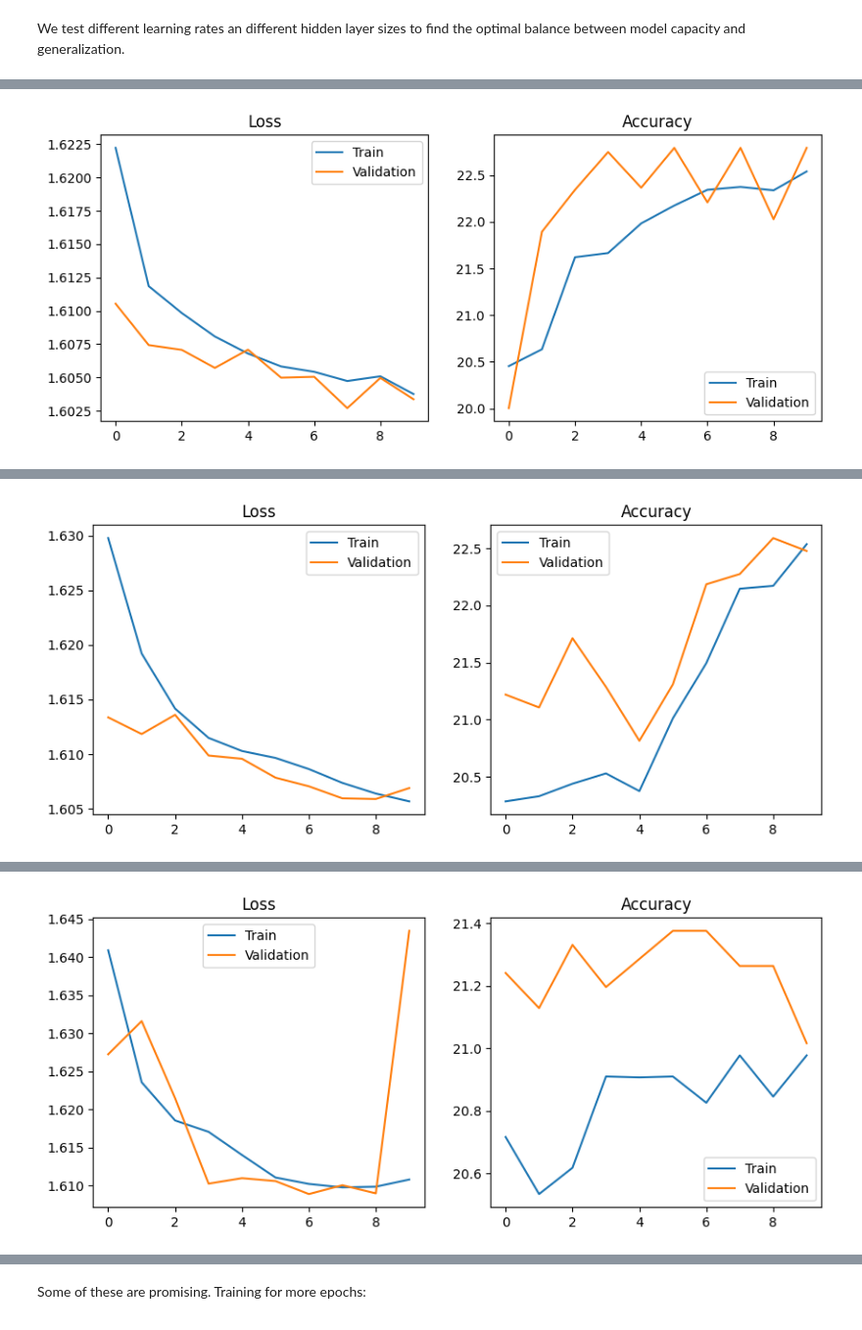
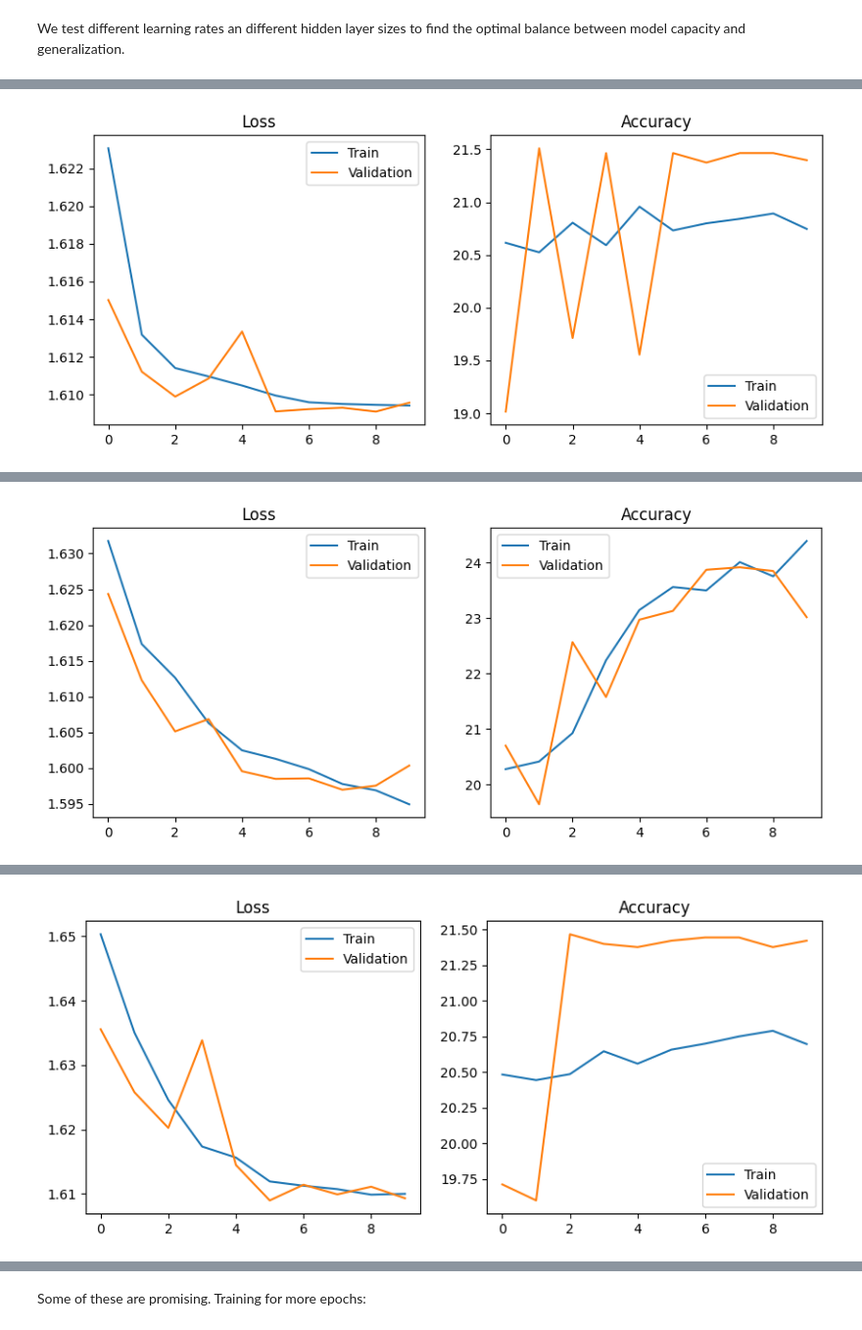
Before and after one commit to pengkev/mtg-deck-evaluator, a Jupyter notebook: models/item2vec-deepsets/deepset.ipynb, the cells around one changed output, grey strips where cells are left out. Shown at 98% size. Saved outputs shown, nothing was run; the diff lists cells and outputs as text; code cells hidden in the pictures.

Commit message:
removed big data files, weights to gitignore, updated item2vec notebook

```diff
--- a/models/item2vec-deepsets/deepset.ipynb
+++ b/models/item2vec-deepsets/deepset.ipynb
@@ -91,6 +91,8 @@ class MTGDeckCorpus:
 # %% [markdown]
 To train embeddings model, simply import use Word2Vec as imported from Gensim and train
 # %%
+EMBEDDING_SIZE = 512
+
 def train_embeddings():
     print(f"Initializing stream from {INPUT_FILE}...")
     sentences = MTGDeckCorpus(INPUT_FILE)
@@ -102,7 +104,7 @@ def train_embeddings():
     # --- GENSIM MAGIC HAPPENS HERE ---
     model = Word2Vec(
         sentences=sentences,
-        vector_size=100,  # The size of the latent space / hidden layer
+        vector_size=EMBEDDING_SIZE,  # The size of the latent space / hidden layer
         window=115,       # The "Infinite Window": big enough to cover a whole deck
         min_count=5,      # Ignore cards that appear in fewer than 5 decks total
         sg=1,             # 1 = Skip-Gram (Item2Vec), 0 = CBOW
@@ -264,10 +265,9 @@ MTG decklists are permutation invariant -- "1 Thassa's Oracle, 1 Demonic Consult
 An attention layer is also included: Certain cards are much more powerful in company with other cards; e.g. Thassa's Oracle and Demonic Consultation
 # %% [markdown]
 Idea: Use an attention-based DeepSet. Calculating an "importance score" for every card via attention to learn powerful cards and synergies to grasp the combinations that make a deck strong.
-# %%
 # %%
 class EDHAttentionDeepSets(nn.Module):
-    def __init__(self, vocab_size, embedding_dim=100, hidden_dim=128, pretrained_weights=None):
+    def __init__(self, vocab_size, embedding_dim=EMBEDDING_SIZE, hidden_dim=128, pretrained_weights=None):
         super().__init__()
 
         self.embedding = nn.Embedding(vocab_size, embedding_dim, padding_idx=0)
@@ -289,9 +289,8 @@ class EDHAttentionDeepSets(nn.Module):
             nn.Linear(64, 1)
         )
 
-        # FIX: Ensure the input to the first Linear matches hidden_dim
         self.deck_mlp = nn.Sequential(
-            nn.Linear(hidden_dim, hidden_dim), # Was likely hidden_dim * 2 before, causing the 256 mismatch
+            nn.Linear(hidden_dim, hidden_dim),
             nn.BatchNorm1d(hidden_dim),
             nn.ReLU(),
             nn.Dropout(0.3),
@@ -349,7 +348,7 @@ Dataset ready: 44496 valid labeled decks found.
 # Setup Model
 model = EDHAttentionDeepSets(
     vocab_size=len(vocab_dict),
-    embedding_dim=100,
+    embedding_dim=EMBEDDING_SIZE,
     hidden_dim=128,
     pretrained_weights=pretrained_weights
 ).to(DEVICE)
@@ -490,7 +489,7 @@ for lr in [0.003, 0.001, 0.0003]:
     for hidden in [64, 128, 256]:
         print(f"\n--- Testing LR: {lr}, Hidden: {hidden} ---")
         # Now passing 'hidden' into the model
-        m = EDHAttentionDeepSets(len(vocab_dict), 100, hidden_dim=hidden, pretrained_weights=pretrained_weights)
+        m = EDHAttentionDeepSets(len(vocab_dict), embedding_dim=EMBEDDING_SIZE, hidden_dim=hidden, pretrained_weights=pretrained_weights)
 
         # We only run for 10 epochs to save time during the search
         h = train_net(m, train_loader, val_loader, learning_rate=lr, num_epochs=10)
@@ -512,2 +511,2 @@ Epoch 10: Train Acc: 22.54% | Val Acc: 22.79%
-[figure, old version]
+[figure, new version]
 --- Testing LR: 0.003, Hidden: 128 ---
@@ -524,2 +523,2 @@ Epoch 10: Train Acc: 22.54% | Val Acc: 22.48%
-[figure, old version]
+[figure, new version]
 --- Testing LR: 0.003, Hidden: 256 ---
@@ -536,2 +535,2 @@ Epoch 10: Train Acc: 20.98% | Val Acc: 21.02%
-[figure, old version]
+[figure, new version]
 --- Testing LR: 0.001, Hidden: 64 ---
```
Also changed, not shown: parts of 13 cells of this notebook, 1 other file.
